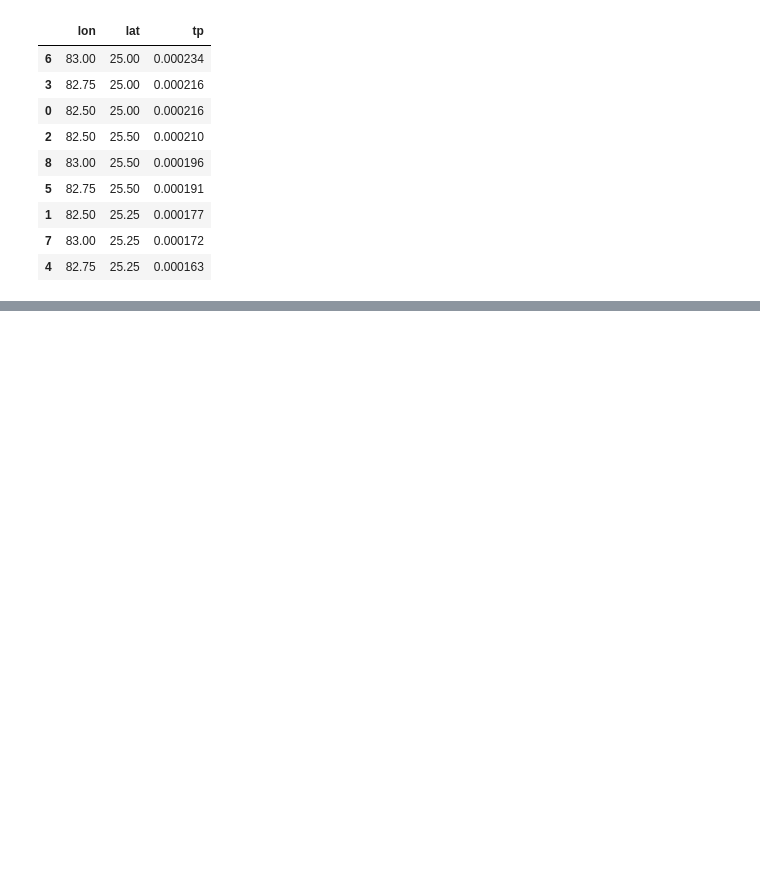
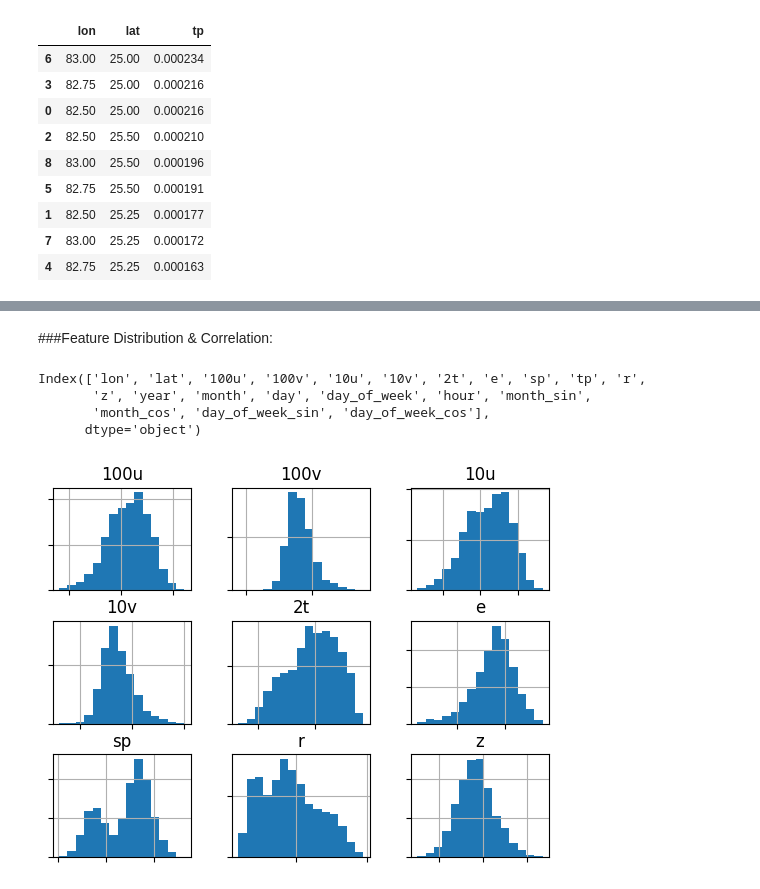
Before and after one commit to sksamimali2000/sam, a Jupyter notebook: original_copy_of_rainFall_prediction_for_JUNE.ipynb, the cells around one changed output, grey strips where cells are left out. Drawn from its saved outputs; the diff is of its cells as text; code cells hidden in the pictures; blank space fills up the shorter version.

```diff
--- a/original_copy_of_rainFall_prediction_for_JUNE.ipynb
+++ b/original_copy_of_rainFall_prediction_for_JUNE.ipynb
@@ -280,0 +279,26 @@ print(X_test.shape)
+# %% [markdown]
+
+###Feature Distribution & Correlation:
+# %%
+data.columns
+# %% [output]
+Index(['lon', 'lat', '100u', '100v', '10u', '10v', '2t', 'e', 'sp', 'tp', 'r',
+       'z', 'year', 'month', 'day', 'day_of_week', 'hour', 'month_sin',
+       'month_cos', 'day_of_week_sin', 'day_of_week_cos'],
+      dtype='object')
+# %%
+# Distribution of all independent variables.
+# Create a histogram of each:
+new_df = data.drop(columns=['tp','lon', 'lat','year', 'month', 'day',
+       'day_of_week', 'hour', 'month_sin', 'month_cos', 'day_of_week_sin',
+       'day_of_week_cos'])
+
+distr_hist = new_df.hist(bins=15)
+
+# Disable axis labels to avoid clutter:
+for axis in distr_hist.flatten():
+    axis.set_xticklabels([])
+    axis.set_yticklabels([])
+plt.show()
+# %% [output]
+[figure, added]
```
Also changed, not shown: parts of 39 cells of this notebook.
